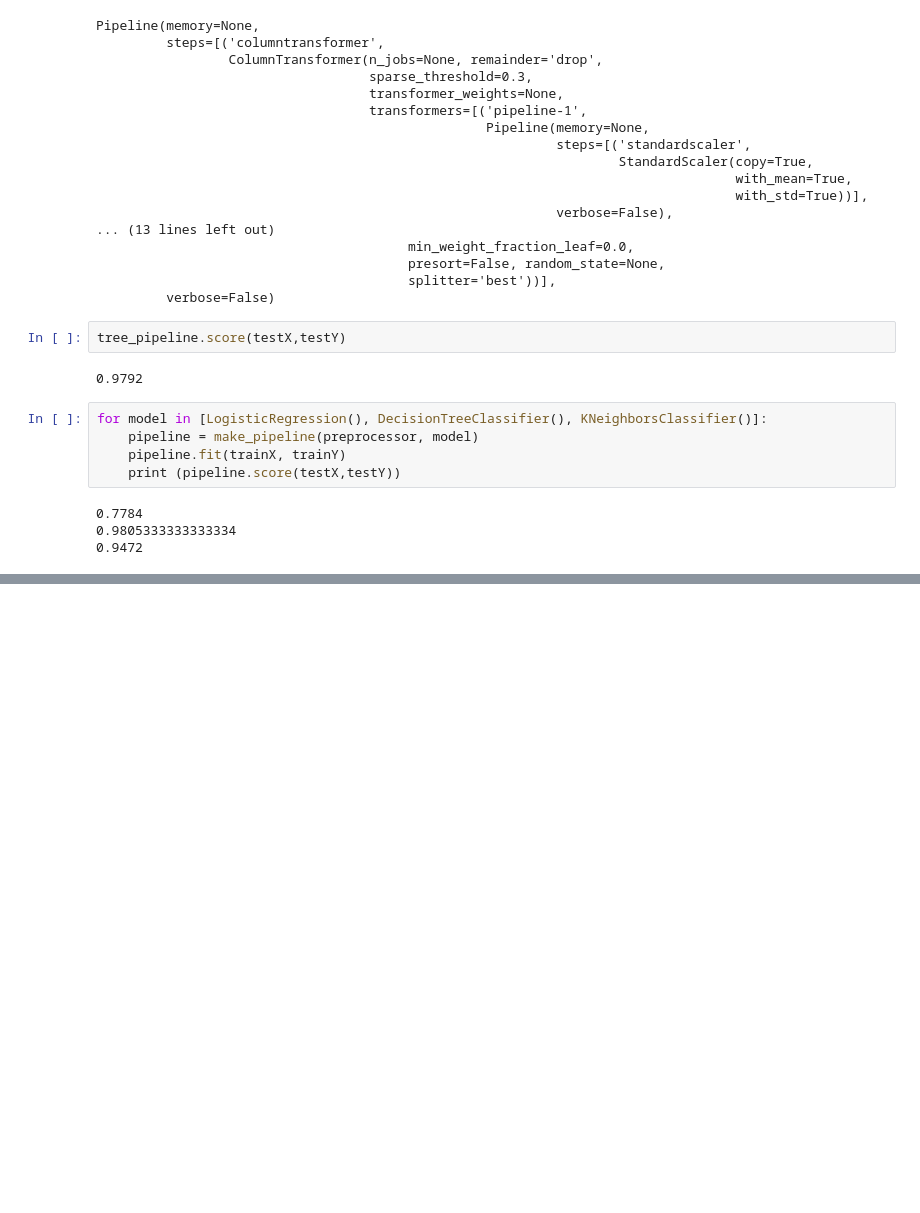
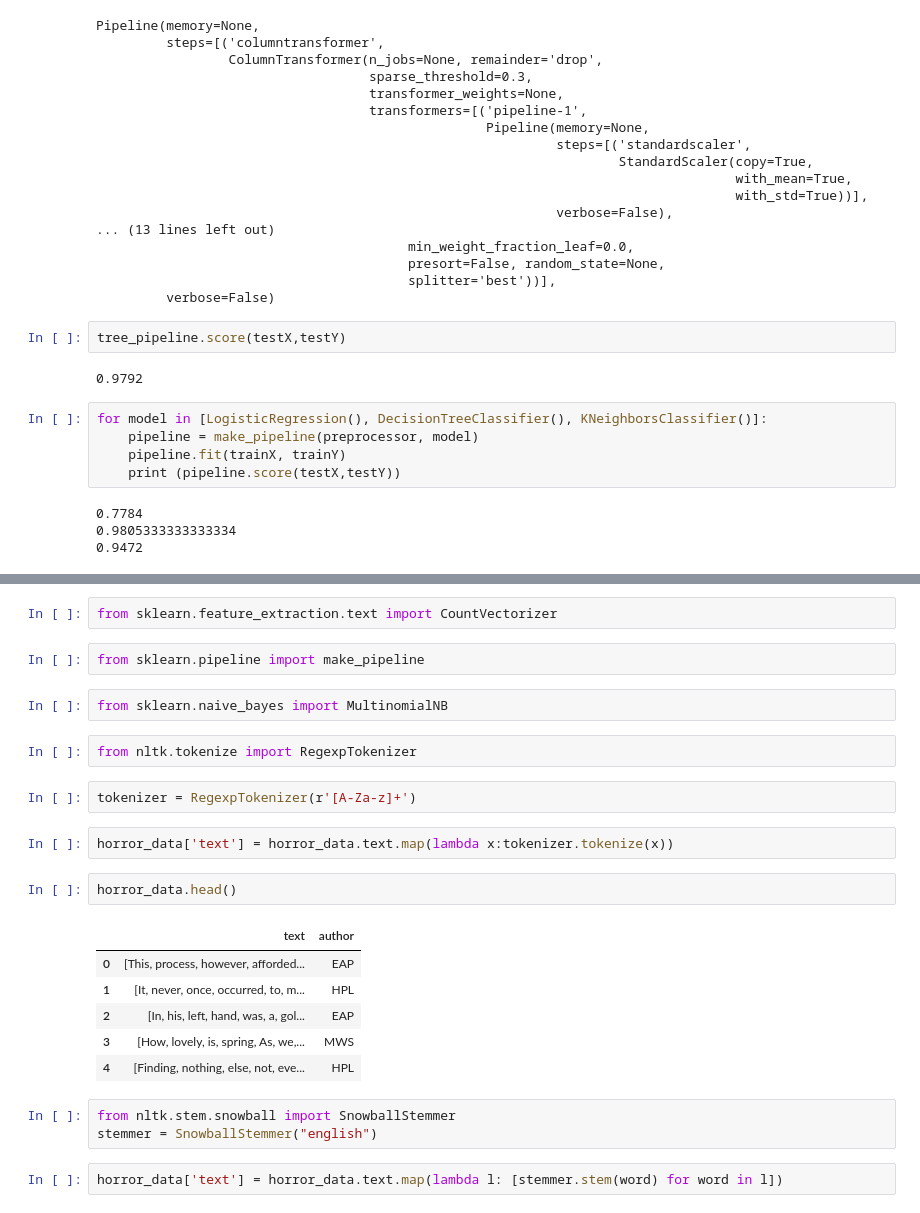
Before and after one commit to edyoda/data-science-complete-tutorial, a Jupyter notebook: Day1-2.ipynb, the cells around one changed output, grey strips where cells are left out. Saved outputs shown, nothing was run; the diff lists cells and outputs as text; blank space fills up the shorter version.

```diff
--- a/Day1-2.ipynb
+++ b/Day1-2.ipynb
@@ -156,0 +182,26 @@ for model in [LogisticRegression(), DecisionTreeClassifier(), KNeighborsClassifi
+# %%
+from sklearn.feature_extraction.text import CountVectorizer
+# %%
+from sklearn.pipeline import make_pipeline
+# %%
+from sklearn.naive_bayes import MultinomialNB
+# %%
+from nltk.tokenize import RegexpTokenizer
+# %%
+tokenizer = RegexpTokenizer(r'[A-Za-z]+')
+# %%
+horror_data['text'] = horror_data.text.map(lambda x:tokenizer.tokenize(x))
+# %%
+horror_data.head()
+# %% [output]
+|  | text | author |
+| 0 | [This, process, however, afforded... | EAP |
+| 1 | [It, never, once, occurred, to, m... | HPL |
+| 2 | [In, his, left, hand, was, a, gol... | EAP |
+| 3 | [How, lovely, is, spring, As, we,... | MWS |
+| 4 | [Finding, nothing, else, not, eve... | HPL |
+# %%
+from nltk.stem.snowball import SnowballStemmer
+stemmer = SnowballStemmer("english")
+# %%
+horror_data['text'] = horror_data.text.map(lambda l: [stemmer.stem(word) for word in l])
```
Also changed, not shown: parts of 18 cells of this notebook.
